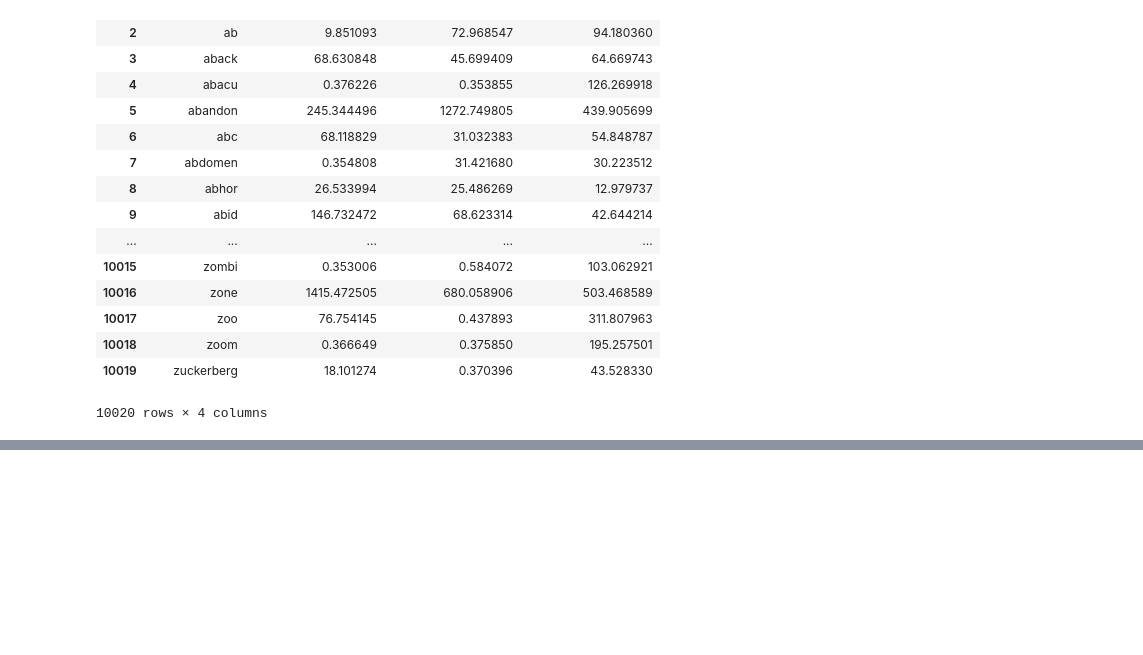
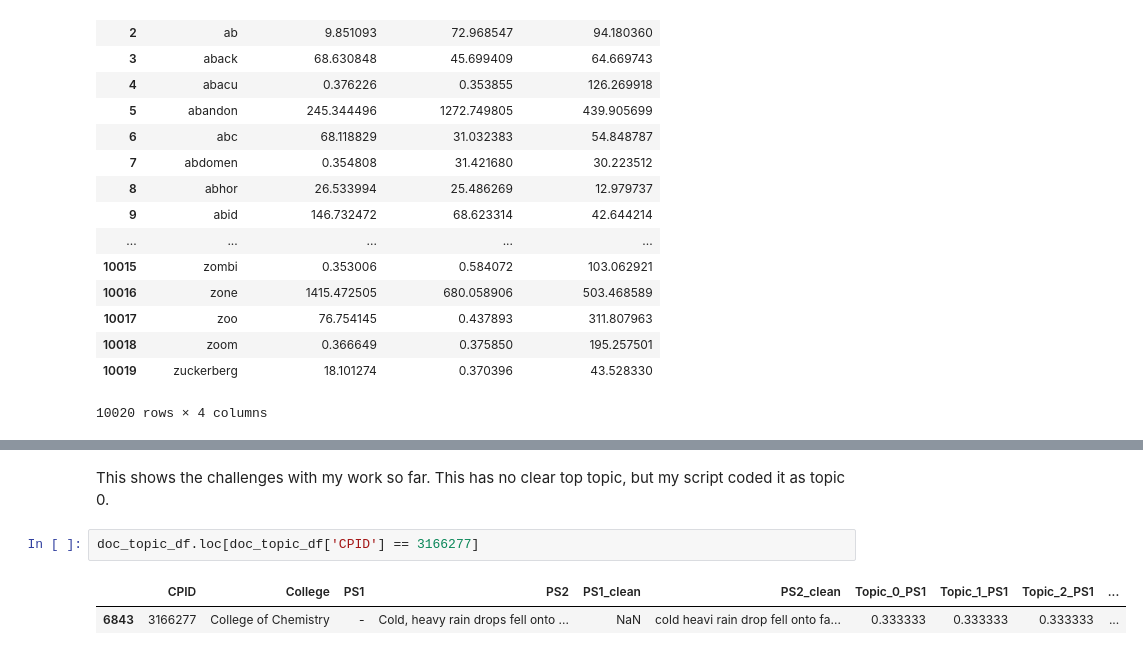
Before and after one commit to BeniamG/Admissions_Essays, a Jupyter notebook: Result_Analysis.ipynb, the cells around one changed output, grey strips where cells are left out. Drawn from its saved outputs; the diff is of its cells as text; blank space fills up the shorter version.

```diff
--- a/Result_Analysis.ipynb
+++ b/Result_Analysis.ipynb
@@ -117,0 +390,7 @@ doc_topic_df_short
+# %% [markdown]
+This shows the challenges with my work so far.  This has no clear top topic, but my script coded it as topic 0.
+# %%
+doc_topic_df.loc[doc_topic_df['CPID'] == 3166277]
+# %% [output]
+|  | CPID | College | PS1 | PS2 | PS1_clean | PS2_clean | Topic_0_PS1 | Topic_1_PS1 | Topic_2_PS1 | ... |
+| 6843 | 3166277 | College of Chemistry | - | Cold, heavy rain drops fell onto ... | NaN | cold heavi rain drop fell onto fa... | 0.333333 | 0.333333 | 0.333333 | ... |
```
Also changed, not shown: parts of 52 cells of this notebook.
